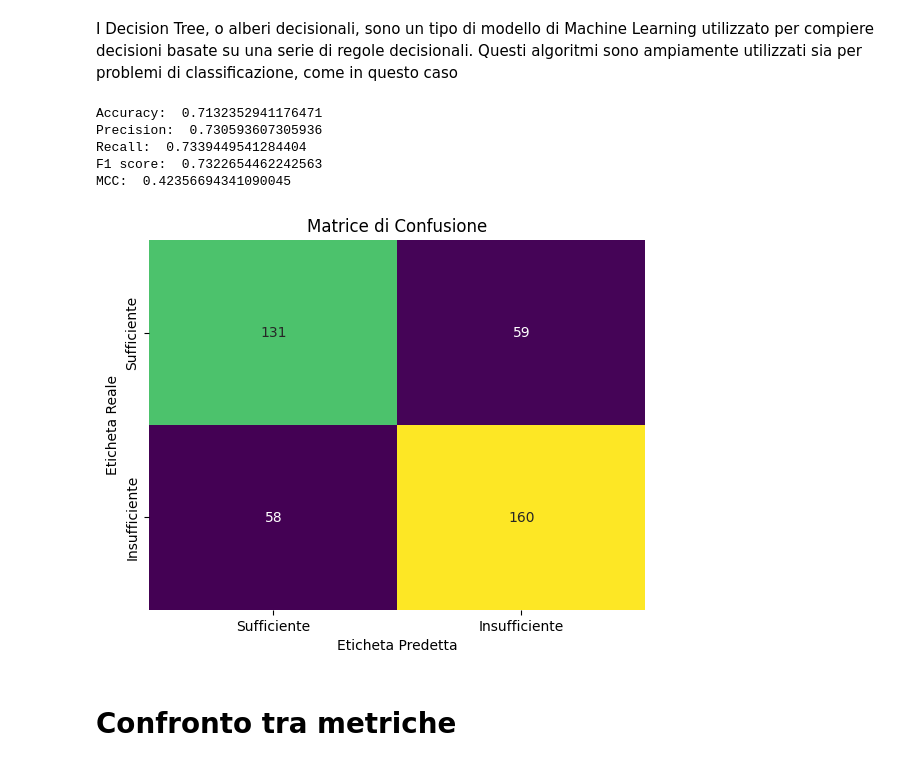
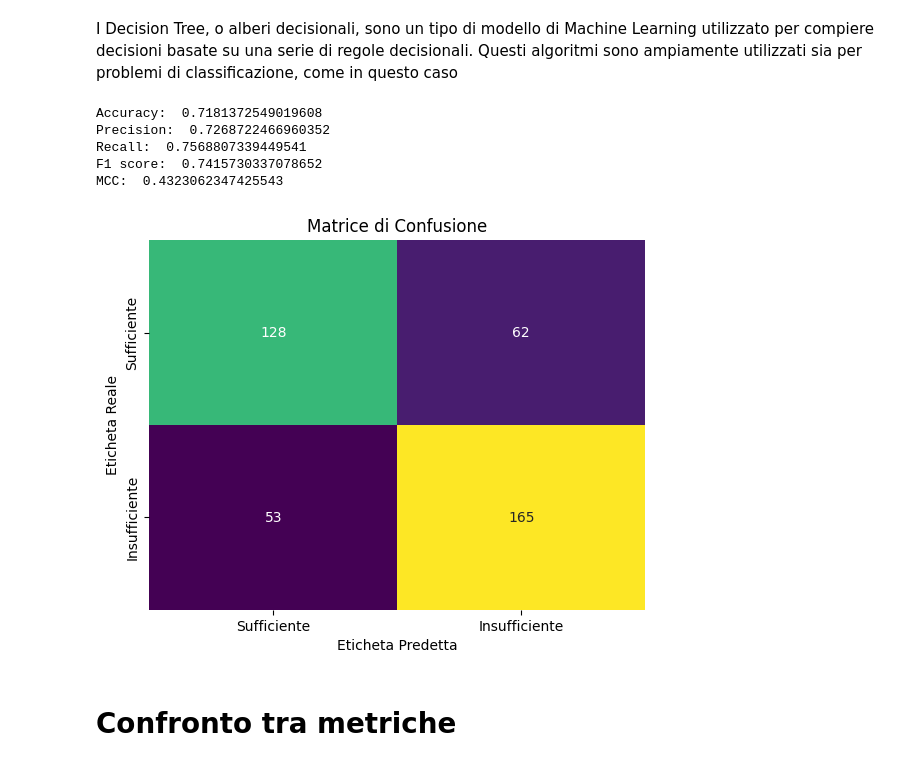
Before and after one commit to bafiuss/Sapore-DiVino, a Jupyter notebook: Sapore_DiVino-CODICE.ipynb, the cells around one changed output. Drawn from its saved outputs; the diff is of its cells as text; code cells hidden in the pictures.

```diff
--- a/Sapore_DiVino-CODICE.ipynb
+++ b/Sapore_DiVino-CODICE.ipynb
@@ -282,6 +292,6 @@ cmplnb = ComplementNB()
 # %% [markdown]
 Scriviamo il codice riguardante il Gaussian Naive Bayes
 # %%
-gnb.fit(X_train,Y_train.values.ravel()) #training
+gnb.fit(X_train_rus,y_train_rus) #training
 y_pred = gnb.predict(X_test) #testing
 # %% [markdown]
@@ -319,7 +329,7 @@ plt.show()
 # %% [markdown]
 Procediamo con Multinomial Naive Bayes
 # %%
-mnb.fit(X_train,Y_train.values.ravel())
+mnb.fit(X_train_rus,y_train_rus)
 y_pred_2 = mnb.predict(X_test)
 
 accuracyMNB = accuracy_score(Y_test,y_pred_2)
@@ -351,7 +361,7 @@ MCC:  0.3837275743635569
 # %% [markdown]
 Procediamo con Bernoulli Naive Bayes
 # %%
-bnb.fit(X_train,Y_train.values.ravel())
+bnb.fit(X_train_rus,y_train_rus)
 y_pred_3 = bnb.predict(X_test)
 
 accuracyBNB = accuracy_score(Y_test,y_pred_3)
@@ -366,7 +376,7 @@ print('F1 score: ', f1_scoreBNB)
 print('MCC: ', mccBNB)
 
 
-labels=['Insufficiente', 'Sufficiente']
+labels=['Sufficiente', 'Insufficiente']
 confusion_matrix_result = confusion_matrix(Y_test,y_pred_3)
 sns.heatmap(confusion_matrix_result, annot=True, fmt='d', cmap='viridis', xticklabels=labels, yticklabels=labels,cbar=False)
 plt.title('Matrice di confusione Bernoulli Naive Bayes')
@@ -383,7 +393,7 @@ MCC:  0.04738987676760273
 # %% [markdown]
 Procediamo con Complement Naive Bayes
 # %%
-cmplnb.fit(X_train,Y_train.values.ravel())
+cmplnb.fit(X_train_rus,y_train_rus)
 y_pred_4 = cmplnb.predict(X_test)
 
 accuracyCNB = accuracy_score(Y_test,y_pred_4)
@@ -397,7 +407,7 @@ print('Recall: ' , recallCNB)
 print('F1 score: ', f1_scoreCNB)
 print('MCC: ', mccCNB)
 
-labels=['Insufficiente', 'Sufficiente']
+labels=['Sufficiente', 'Insufficiente']
 confusion_matrix_result = confusion_matrix(Y_test,y_pred_4)
 sns.heatmap(confusion_matrix_result, annot=True, fmt='d', cmap='viridis', xticklabels=labels, yticklabels=labels,cbar=False)
 plt.title('Matrice di confusione Complement Naive Bayes')
@@ -418,35 +428,35 @@ I Decision Tree, o alberi decisionali, sono un tipo di modello di Machine Learni
 # %%
 from sklearn.tree import DecisionTreeClassifier
 dtc = DecisionTreeClassifier(max_depth = 4)
 
-dtc.fit(X_train,Y_train.values.ravel())
+dtc.fit(X_train_rus,y_train_rus)
 y_pred = dtc.predict(X_test)
 accuracyDTC = accuracy_score(Y_test,y_pred)
 precisionDTC = precision_score(Y_test,y_pred)
 recallDTC = recall_score(Y_test,y_pred)
 mccDTC = matthews_corrcoef(Y_test, y_pred)
 f1_scoreDTC = f1_score(Y_test, y_pred)
 
 print('Accuracy: ' , accuracyDTC)
 print('Precision: ' , precisionDTC)
 print('Recall: ' , recallDTC)
 print('F1 score: ', f1_scoreDTC)
 print('MCC: ', mccDTC)
 
 labels = ['Sufficiente', 'Insufficiente']
 confusion_matrix_result = confusion_matrix(Y_test,y_pred)
 sns.heatmap(confusion_matrix_result, annot=True, fmt='d', cmap='viridis', xticklabels=labels, yticklabels=labels, cbar=False)
 plt.title('Matrice di Confusione')
 plt.xlabel('Eticheta Predetta')
 plt.ylabel('Eticheta Reale')
 plt.show()
 # %% [output]
-Accuracy:  0.7132352941176471
-Precision:  0.730593607305936
-Recall:  0.7339449541284404
-F1 score:  0.7322654462242563
-MCC:  0.42356694341090045
+Accuracy:  0.7181372549019608
+Precision:  0.7268722466960352
+Recall:  0.7568807339449541
+F1 score:  0.7415730337078652
+MCC:  0.4323062347425543
-[figure, old version]
+[figure, new version]
 # %% [markdown]
 # Confronto tra metriche
 # %%
```
Also changed, not shown: parts of 115 cells of this notebook.
